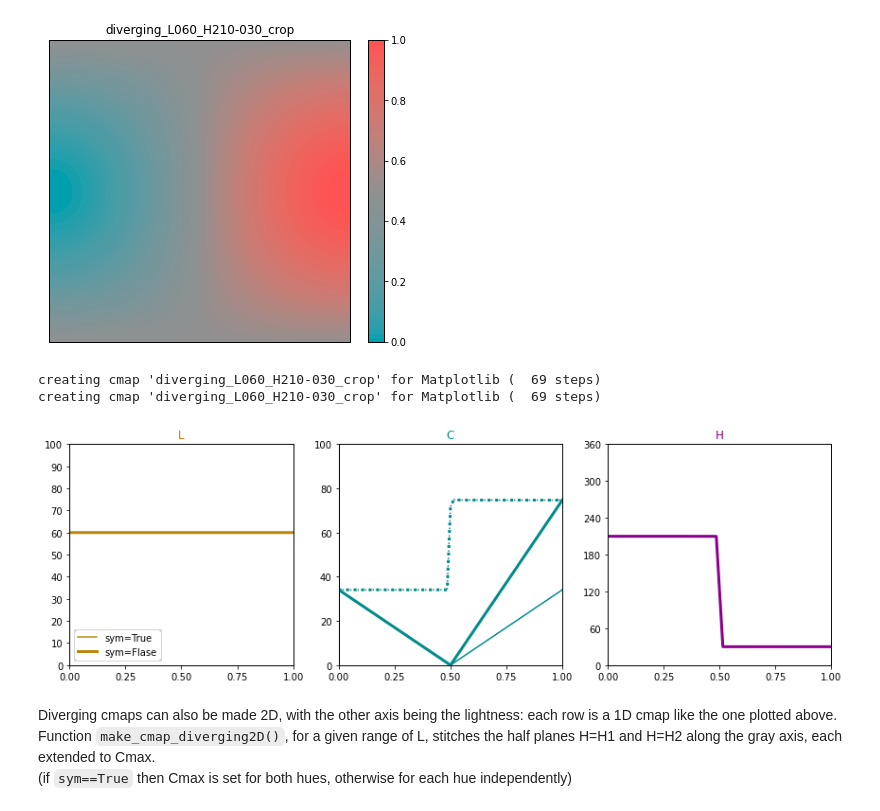
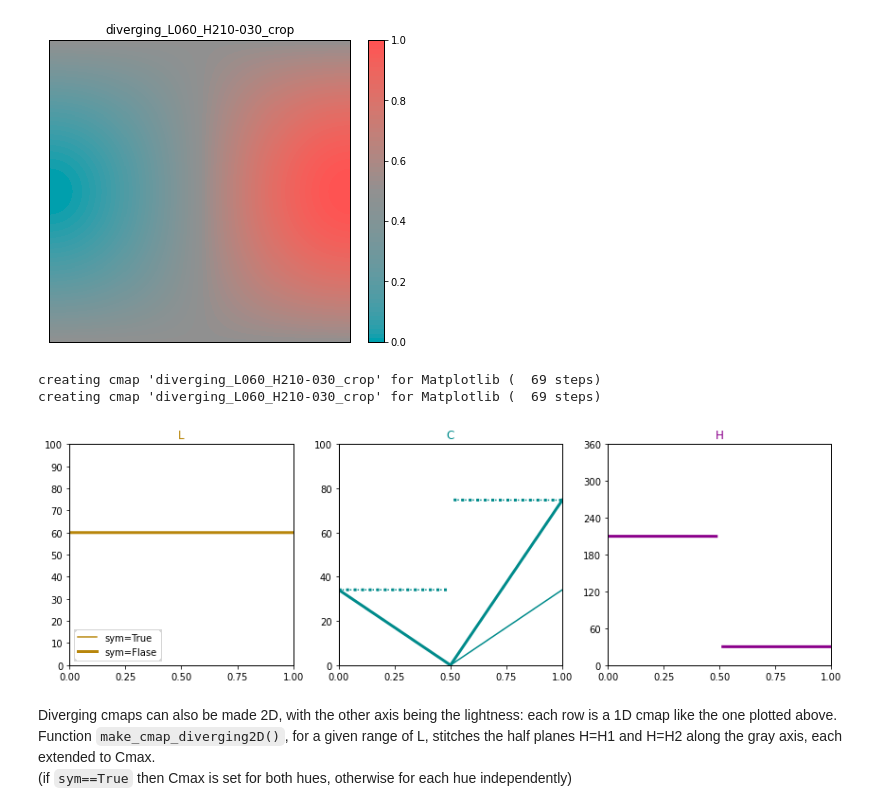
Before and after one commit to gillesferrand/colourspace, a Jupyter notebook: 5. cmaps.ipynb, the cells around one changed output. Drawn from its saved outputs; the diff is of its cells as text; code cells hidden in the pictures.

Commit message:
improvement to cmap plotting tool
Implemented better patch for H when C=0

````diff
--- a/5. cmaps.ipynb
+++ b/5. cmaps.ipynb
@@ -238,13 +238,13 @@ maps.test_cmaps(names=["diverging_L060_H210-030_crop"],figsize=figsize_test,fnam
 [figure]
 # %%
 maps.make_cmap_diverging(H1=30+180, H2=30, L=60, Cres=1, sym=True , modes=['crop'], targets=['mpl'])
-axes = maps.plot_path("diverging_L060_H210-030_crop", space='LCH', stack='H', axes=[]  , widths=[1.5], legend_label='sym=True' )
+axes = maps.plot_path("diverging_L060_H210-030_crop", space='LCH', stack='H', axes=[]  , widths=[1.5], legend_label='sym=True', C_tol=0.1)
 maps.make_cmap_diverging(H1=30+180, H2=30, L=60, Cres=1, sym=False, modes=['crop'], targets=['mpl'])
 axes = maps.plot_path("diverging_L060_H210-030_crop", space='LCH', stack='H', axes=axes, widths=[3.0], legend_label='sym=Flase', legend_loc='lower left')
 # %% [output]
 creating cmap 'diverging_L060_H210-030_crop' for Matplotlib (  69 steps)
 creating cmap 'diverging_L060_H210-030_crop' for Matplotlib (  69 steps)
-[figure, old version]
+[figure, new version]
 # %% [markdown]
 Diverging cmaps can also be made 2D, with the other axis being the lightness: each row is a 1D cmap like the one plotted above. <br>
 Function ```make_cmap_diverging2D()```, for a given range of L, stitches the half planes H=H1 and H=H2 along the gray axis, each extended to Cmax.<br>
````
Also changed, not shown: parts of 7 cells of this notebook, 1 other file.
